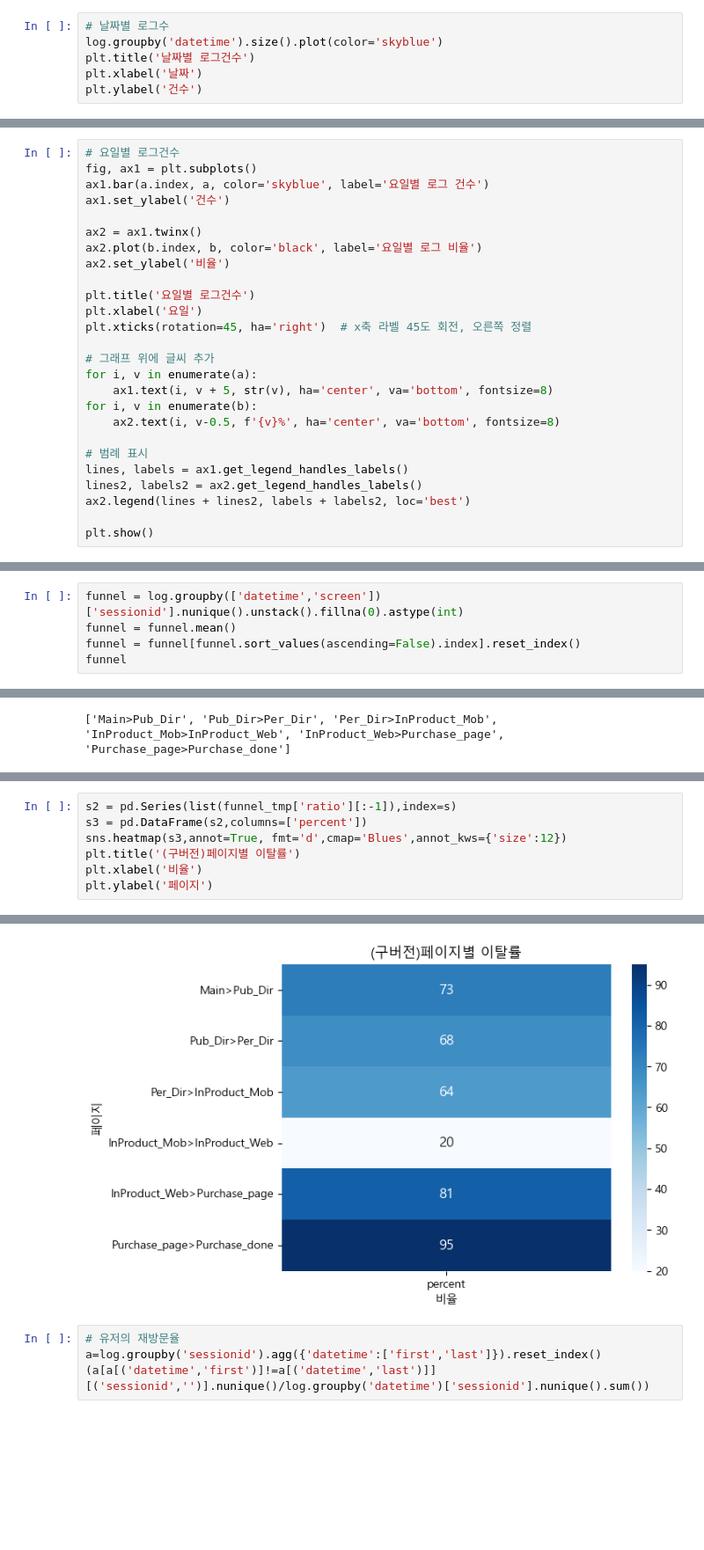
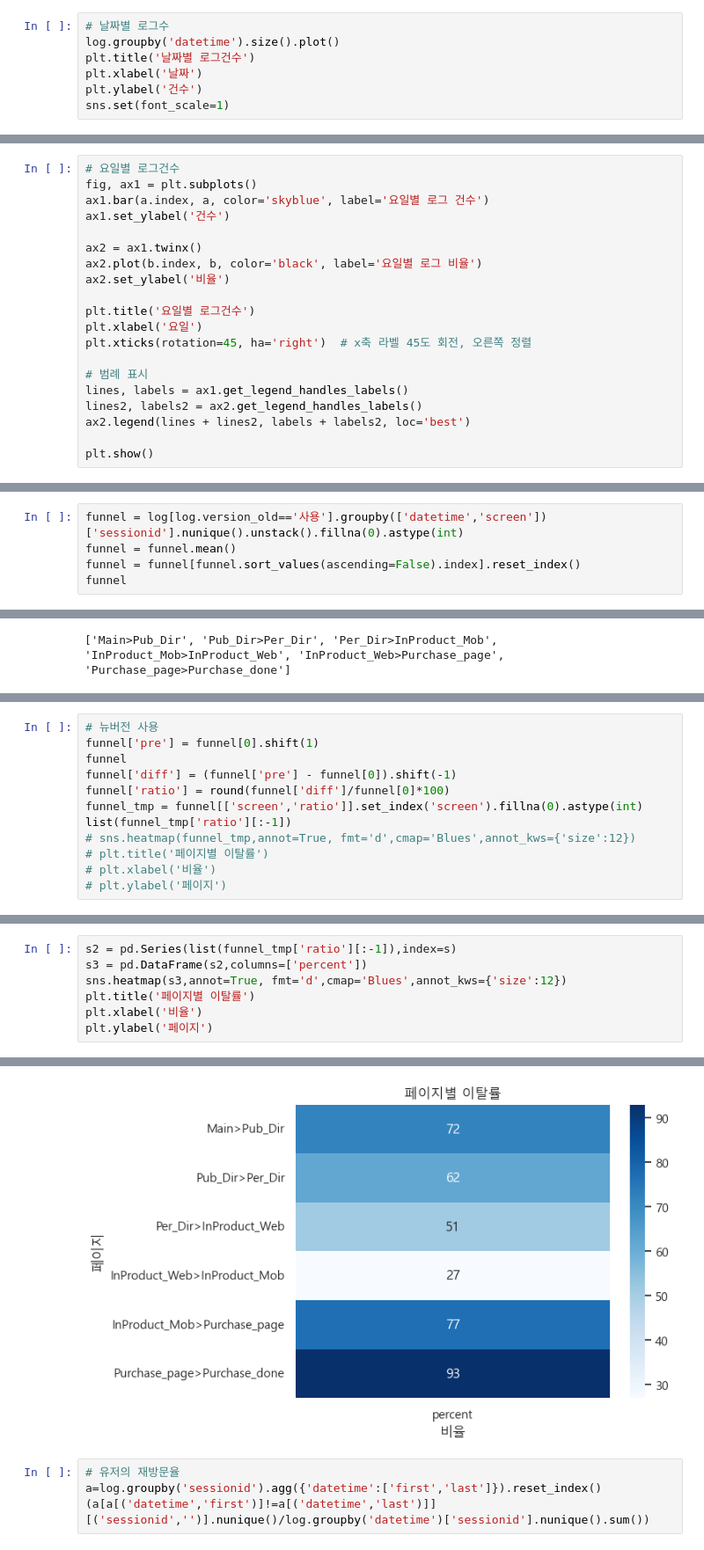
Before and after one commit to KIMJEONGSU/logs, a Jupyter notebook: logs.ipynb, the cells around one changed output, grey strips where cells are left out. Shown at 88% size. Drawn from its saved outputs; the diff is of its cells as text; blank space fills up the shorter version.

```diff
--- a/logs.ipynb
+++ b/logs.ipynb
@@ -134,8 +136,9 @@ log.datetime = pd.to_datetime(log.datetime)
 log['week'] = log['datetime'].dt.day_name()
 # %%
 # 날짜별 로그수
-log.groupby('datetime').size().plot(color='skyblue')
+log.groupby('datetime').size().plot()
 plt.title('날짜별 로그건수')
 plt.xlabel('날짜')
 plt.ylabel('건수')
+sns.set(font_scale=1)
 # %% [output]
@@ -236,12 +238,6 @@ plt.title('요일별 로그건수')
 plt.xlabel('요일')
 plt.xticks(rotation=45, ha='right')  # x축 라벨 45도 회전, 오른쪽 정렬
 
-# 그래프 위에 글씨 추가
-for i, v in enumerate(a):
-    ax1.text(i, v + 5, str(v), ha='center', va='bottom', fontsize=8)
-for i, v in enumerate(b):
-    ax2.text(i, v-0.5, f'{v}%', ha='center', va='bottom', fontsize=8)
-
 # 범례 표시
 lines, labels = ax1.get_legend_handles_labels()
 lines2, labels2 = ax2.get_legend_handles_labels()
@@ -345,5 +333,5 @@ Text(221.72222222222223, 0.5, '날짜')
 # %%
-funnel = log.groupby(['datetime','screen'])['sessionid'].nunique().unstack().fillna(0).astype(int)
+funnel = log[log.version_old=='사용'].groupby(['datetime','screen'])['sessionid'].nunique().unstack().fillna(0).astype(int)
 funnel = funnel.mean()
 funnel = funnel[funnel.sort_values(ascending=False).index].reset_index()
 funnel
@@ -390,0 +396,12 @@ list(funnel_tmp['ratio'][:-1])
+# %%
+# 뉴버전 사용
+funnel['pre'] = funnel[0].shift(1)
+funnel
+funnel['diff'] = (funnel['pre'] - funnel[0]).shift(-1)
+funnel['ratio'] = round(funnel['diff']/funnel[0]*100)
+funnel_tmp = funnel[['screen','ratio']].set_index('screen').fillna(0).astype(int)
+list(funnel_tmp['ratio'][:-1])
+# sns.heatmap(funnel_tmp,annot=True, fmt='d',cmap='Blues',annot_kws={'size':12})
+# plt.title('페이지별 이탈률')
+# plt.xlabel('비율')
+# plt.ylabel('페이지')
@@ -392,7 +411,7 @@ list(funnel_tmp['ratio'][:-1])
 s2 = pd.Series(list(funnel_tmp['ratio'][:-1]),index=s)
 s3 = pd.DataFrame(s2,columns=['percent'])
 sns.heatmap(s3,annot=True, fmt='d',cmap='Blues',annot_kws={'size':12})
-plt.title('(구버전)페이지별 이탈률')
+plt.title('페이지별 이탈률')
 plt.xlabel('비율')
 plt.ylabel('페이지')
 # %% [output]
@@ -400,4 +419,4 @@ Text(51.7222222222222, 0.5, '페이지')
-[figure, old version]
+[figure, new version]
 # %%
 # 유저의 재방문율
 a=log.groupby('sessionid').agg({'datetime':['first','last']}).reset_index()
```
Also changed, not shown: parts of 25 cells of this notebook, 24 other files.
